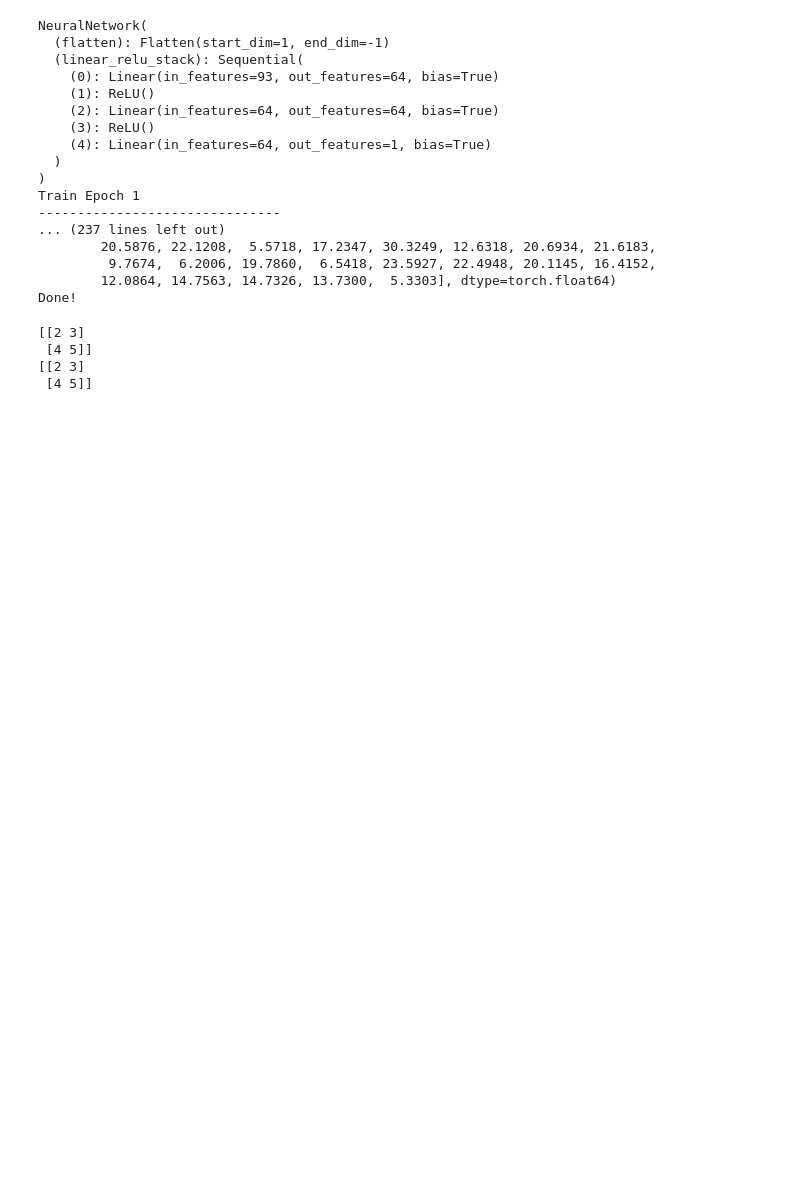
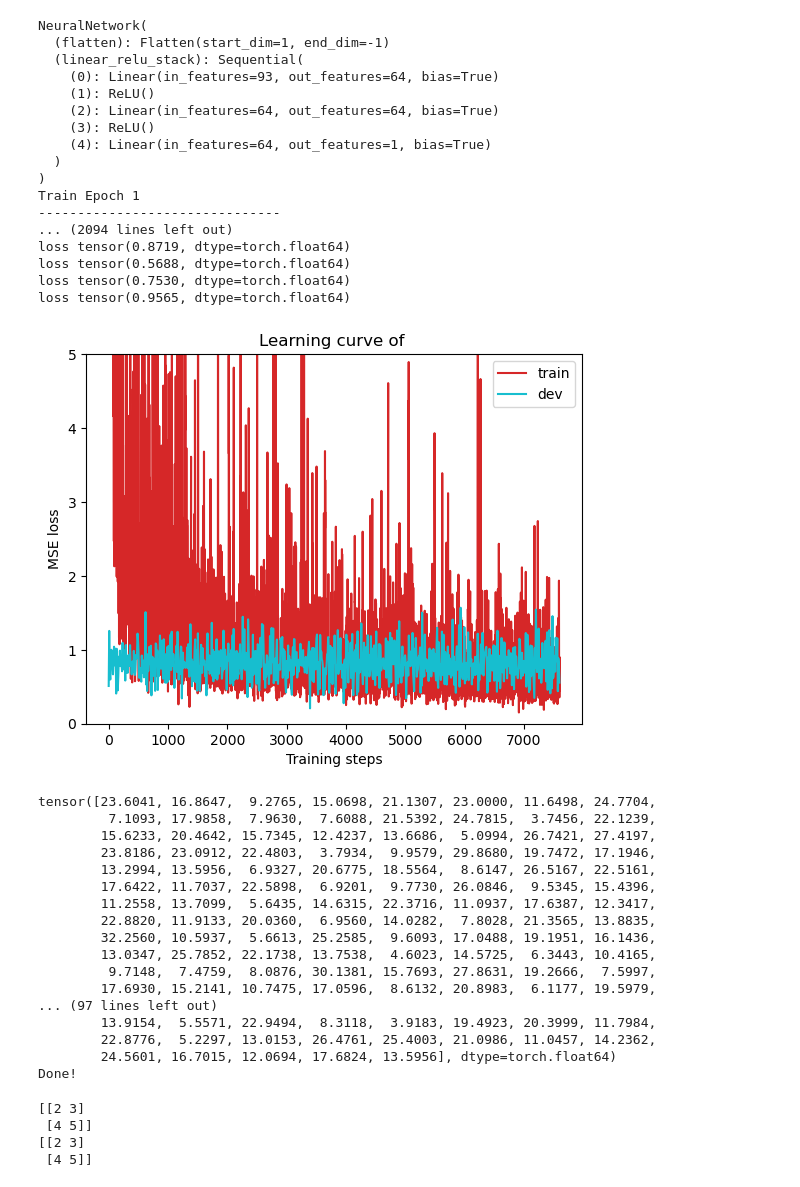
Before and after one commit to leavingme/Homework, a Jupyter notebook: hw1.ipynb, the cells around one changed output. Cells and saved outputs as stored; diff of their text form; code cells hidden in the pictures; blank space fills up the shorter version.

```diff
--- a/hw1.ipynb
+++ b/hw1.ipynb
@@ -165,39 +164,57 @@ def test(dataloader, model):
     preds = torch.cat(preds, dim=0)
     print(preds)
 
 
-epochs = 10
+epochs = 1000
 for t in range(epochs):
     print(f"Train Epoch {t+1}\n-------------------------------")
     train(train_dataloader, model, loss_fn, optimizer)
 
 for t in range(epochs):
     print(f"Test Epoch {t+1}\n-------------------------------")
     dev(dev_dataloader, model, loss_fn)
 
 plot_learning_curve(loss_record, "")
 
 test(test_dataloader, model)
 
 print("Done!")
 # %% [output]
 NeuralNetwork(
   (flatten): Flatten(start_dim=1, end_dim=-1)
   (linear_relu_stack): Sequential(
     (0): Linear(in_features=93, out_features=64, bias=True)
     (1): ReLU()
     (2): Linear(in_features=64, out_features=64, bias=True)
     (3): ReLU()
     (4): Linear(in_features=64, out_features=1, bias=True)
   )
 )
 Train Epoch 1
 -------------------------------
-... (237 lines left out)
-        20.5876, 22.1208,  5.5718, 17.2347, 30.3249, 12.6318, 20.6934, 21.6183,
-         9.7674,  6.2006, 19.7860,  6.5418, 23.5927, 22.4948, 20.1145, 16.4152,
-        12.0864, 14.7563, 14.7326, 13.7300,  5.3303], dtype=torch.float64)
-Done!
+... (2094 lines left out)
+loss tensor(0.8719, dtype=torch.float64)
+loss tensor(0.5688, dtype=torch.float64)
+loss tensor(0.7530, dtype=torch.float64)
+loss tensor(0.9565, dtype=torch.float64)
+[figure, added]
+tensor([23.6041, 16.8647,  9.2765, 15.0698, 21.1307, 23.0000, 11.6498, 24.7704,
+         7.1093, 17.9858,  7.9630,  7.6088, 21.5392, 24.7815,  3.7456, 22.1239,
+        15.6233, 20.4642, 15.7345, 12.4237, 13.6686,  5.0994, 26.7421, 27.4197,
+        23.8186, 23.0912, 22.4803,  3.7934,  9.9579, 29.8680, 19.7472, 17.1946,
+        13.2994, 13.5956,  6.9327, 20.6775, 18.5564,  8.6147, 26.5167, 22.5161,
+        17.6422, 11.7037, 22.5898,  6.9201,  9.7730, 26.0846,  9.5345, 15.4396,
+        11.2558, 13.7099,  5.6435, 14.6315, 22.3716, 11.0937, 17.6387, 12.3417,
+        22.8820, 11.9133, 20.0360,  6.9560, 14.0282,  7.8028, 21.3565, 13.8835,
+        32.2560, 10.5937,  5.6613, 25.2585,  9.6093, 17.0488, 19.1951, 16.1436,
+        13.0347, 25.7852, 22.1738, 13.7538,  4.6023, 14.5725,  6.3443, 10.4165,
+         9.7148,  7.4759,  8.0876, 30.1381, 15.7693, 27.8631, 19.2666,  7.5997,
+        17.6930, 15.2141, 10.7475, 17.0596,  8.6132, 20.8983,  6.1177, 19.5979,
+... (97 lines left out)
+        13.9154,  5.5571, 22.9494,  8.3118,  3.9183, 19.4923, 20.3999, 11.7984,
+        22.8776,  5.2297, 13.0153, 26.4761, 25.4003, 21.0986, 11.0457, 14.2362,
+        24.5601, 16.7015, 12.0694, 17.6824, 13.5956], dtype=torch.float64)
+Done!
 # %%
 m = np.array([[3,4],[5,6]])
 n = np.array([1,1])
```
Also changed, not shown: parts of 2 cells of this notebook, 3 other files.
